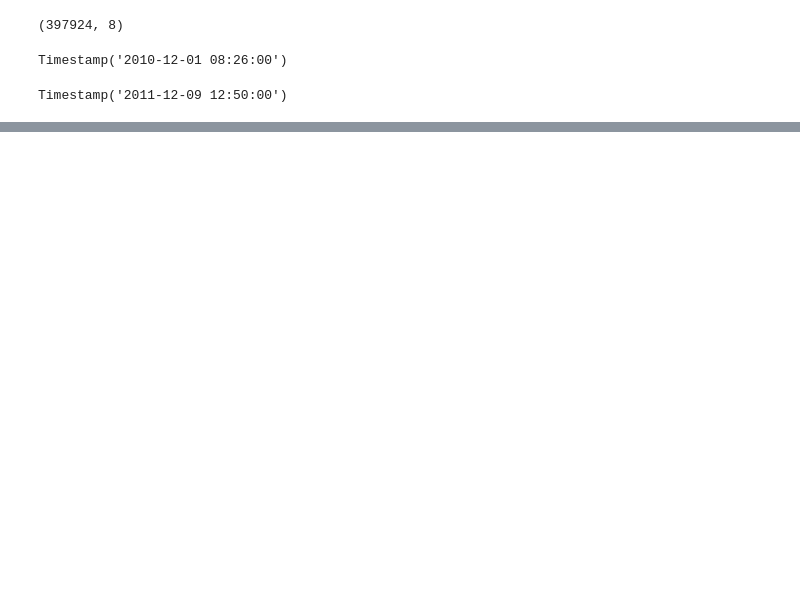
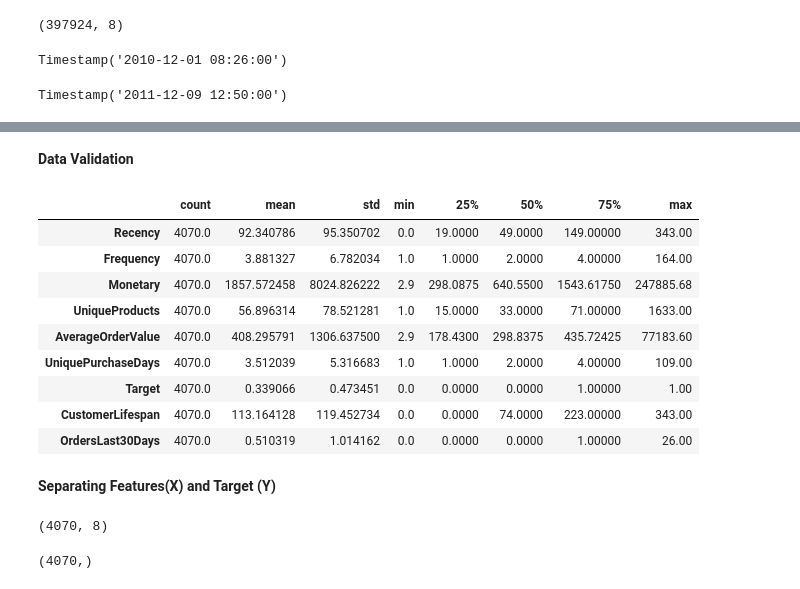
Before and after one commit to HudaR112/AI-customer-retention-predictor, a Jupyter notebook: Notebooks/retention-model-predictor.ipynb, the cells around one changed output, grey strips where cells are left out. Cells and saved outputs as stored; diff of their text form; code cells hidden in the pictures; blank space fills up the shorter version.

```diff
--- a/Notebooks/retention-model-predictor.ipynb
+++ b/Notebooks/retention-model-predictor.ipynb
@@ -365,0 +657,4 @@ Timestamp('2011-12-09 12:50:00')
+# %%
+#Feature 9 - OrdersLast30Days
+last_30_days_start = cutoff_date - pd.Timedelta(days=30)
+last_30_days_start
@@ -365,0 +663,8 @@ Timestamp('2011-12-09 12:50:00')
+# %%
+orders_last_30_days = (
+    feature_data[
+        feature_data["InvoiceDate"] > last_30_days_start
+    ]
+    .groupby("CustomerID")["InvoiceNo"]
+    .nunique()
+)
@@ -365,0 +681,4 @@ Timestamp('2011-12-09 12:50:00')
+# %%
+rfm["OrdersLast30Days"] = orders_last_30_days
+# %%
+rfm["OrdersLast30Days"] = rfm["OrdersLast30Days"].fillna(0).astype(int)
@@ -365,0 +712,17 @@ Timestamp('2011-12-09 12:50:00')
+# %% [markdown]
+**Data Validation**
+# %%
+rfm.describe().T
+# %% [output]
+|  | count | mean | std | min | 25% | 50% | 75% | max |
+| Recency | 4070.0 | 92.340786 | 95.350702 | 0.0 | 19.0000 | 49.0000 | 149.00000 | 343.00 |
+| Frequency | 4070.0 | 3.881327 | 6.782034 | 1.0 | 1.0000 | 2.0000 | 4.00000 | 164.00 |
+| Monetary | 4070.0 | 1857.572458 | 8024.826222 | 2.9 | 298.0875 | 640.5500 | 1543.61750 | 247885.68 |
+| UniqueProducts | 4070.0 | 56.896314 | 78.521281 | 1.0 | 15.0000 | 33.0000 | 71.00000 | 1633.00 |
+| AverageOrderValue | 4070.0 | 408.295791 | 1306.637500 | 2.9 | 178.4300 | 298.8375 | 435.72425 | 77183.60 |
+| UniquePurchaseDays | 4070.0 | 3.512039 | 5.316683 | 1.0 | 1.0000 | 2.0000 | 4.00000 | 109.00 |
+| Target | 4070.0 | 0.339066 | 0.473451 | 0.0 | 0.0000 | 0.0000 | 1.00000 | 1.00 |
+| CustomerLifespan | 4070.0 | 113.164128 | 119.452734 | 0.0 | 0.0000 | 74.0000 | 223.00000 | 343.00 |
+| OrdersLast30Days | 4070.0 | 0.510319 | 1.014162 | 0.0 | 0.0000 | 0.0000 | 1.00000 | 26.00 |
+# %% [markdown]
+**Separating Features(X) and Target (Y)**
@@ -365,0 +733,8 @@ Timestamp('2011-12-09 12:50:00')
+# %%
+X.shape
+# %% [output]
+(4070, 8)
+# %%
+Y.shape
+# %% [output]
+(4070,)
```
Also changed, not shown: parts of 74 cells of this notebook, 1 other file.
